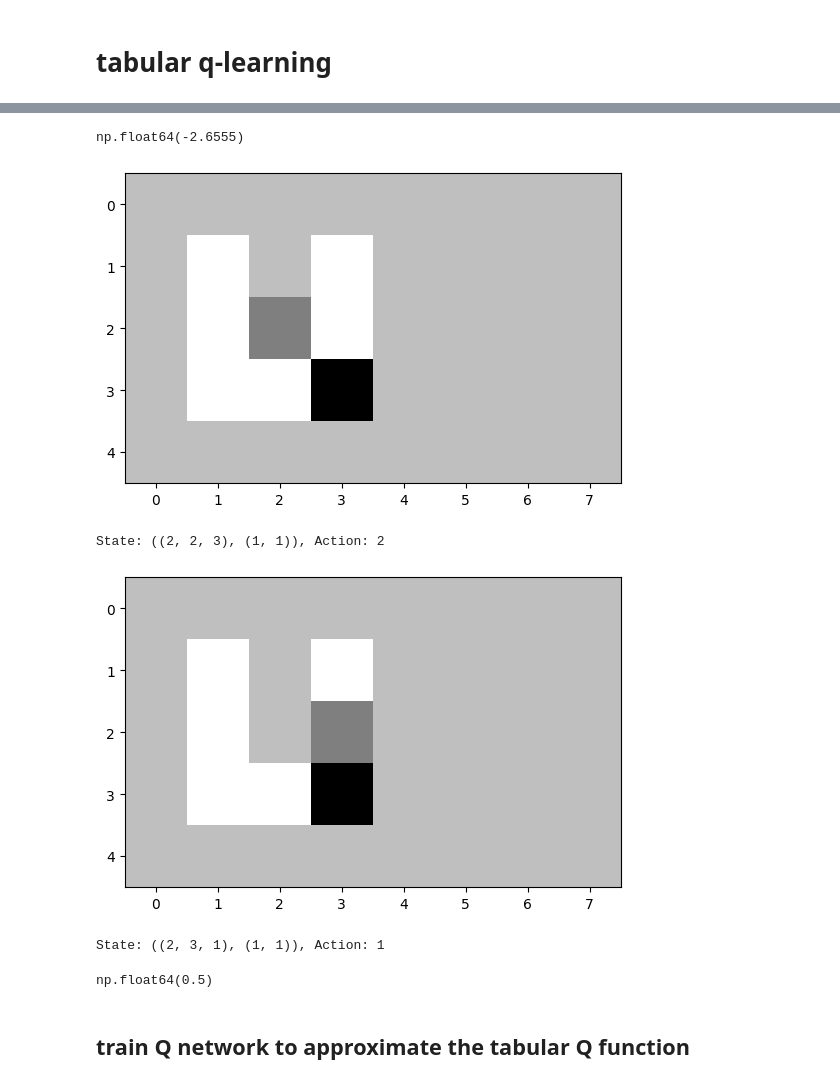
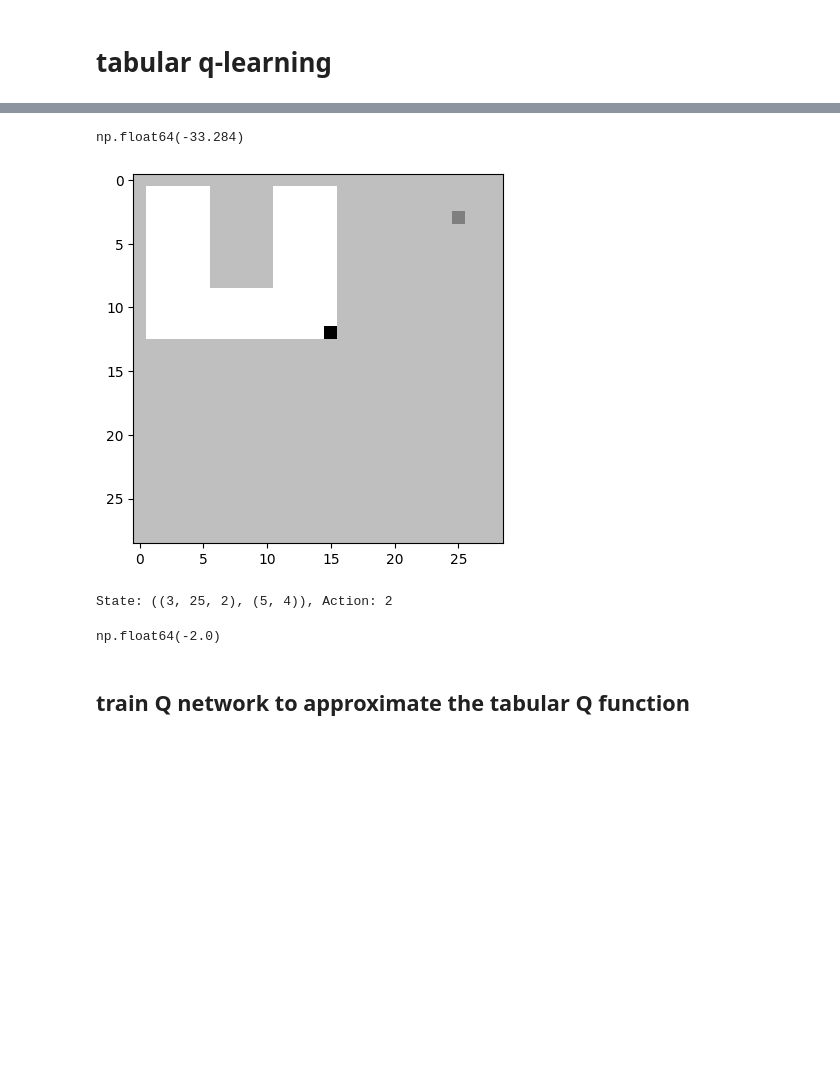
Before and after one commit to flaccagora/RoboSurgery, a Jupyter notebook: src/MPD_train.ipynb, the cells around one changed output, grey strips where cells are left out. Saved outputs shown, nothing was run; the diff lists cells and outputs as text; code cells hidden in the pictures; blank space fills up the shorter version.

```diff
--- a/src/MPD_train.ipynb
+++ b/src/MPD_train.ipynb
@@ -15,9 +15,9 @@ N = 2
 
 # thetas deformations (range(a,b),range(c,d))
 l0 = 1
-h0 = 3
+h0 = 10
 l1 = 1
-h1 = 2
+h1 = 10
 
 maze = np.load(f"maze/maze_{N}.npy")
 env = GridEnvDeform(maze,l0,h0,l1,h1)
@@ -58,10 +58,10 @@ where current state is an int (range(0, len(states)))
 # %% [markdown]
 # tabular q-learning
 # %%
-from agents.tabular_qlearning import q_learning
+# from agents.tabular_qlearning import q_learning
 
-Q = q_learning(env, 10000, 0.1, 0.95, 0.5, states_dict=state_dict)
+# Q = q_learning(env, 10000,200, 0.5, 0.95, 0.5, states_dict=state_dict)
 
-np.save(f"agents/tabularQ_maze_{N}.npy", Q)
+# np.save(f"agents/tabularQ_maze_{N}_10deformations.npy", Q)
 
-# Q = np.load(f"agents/tabularQ_maze_{N}.npy")
+Q = np.load(f"agents/tabularQ_maze_{N}_10deformations.npy")
@@ -152,15 +133,13 @@ plt.plot(rewards)
 # %%
 eval_tabular(env, Q, 1000)
 # %% [output]
-np.float64(-2.6555)
+np.float64(-33.284)
 # %%
-eval_tabular(env, Q, 1, max_episode_steps=10, render=True)
+eval_tabular(env, Q, 1, max_episode_steps=1, render=True)
 # %% [output]
-[figure, old version]
+[figure, new version]
-State: ((2, 2, 3), (1, 1)), Action: 2
+State: ((3, 25, 2), (5, 4)), Action: 2
-[figure, removed]
-State: ((2, 3, 1), (1, 1)), Action: 1
+np.float64(-2.0)
-np.float64(0.5)
 # %% [markdown]
 ## train Q network to approximate the tabular Q function
 # %%
```
Also changed, not shown: parts of 13 cells of this notebook, 10 other files.
